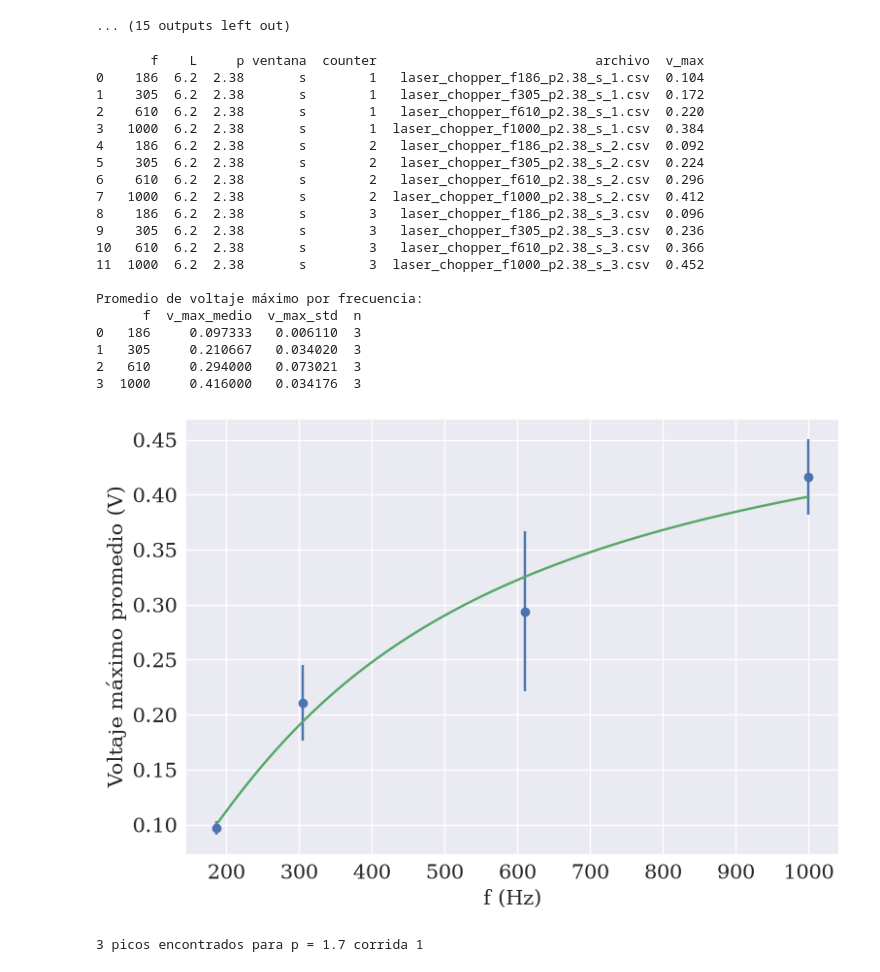
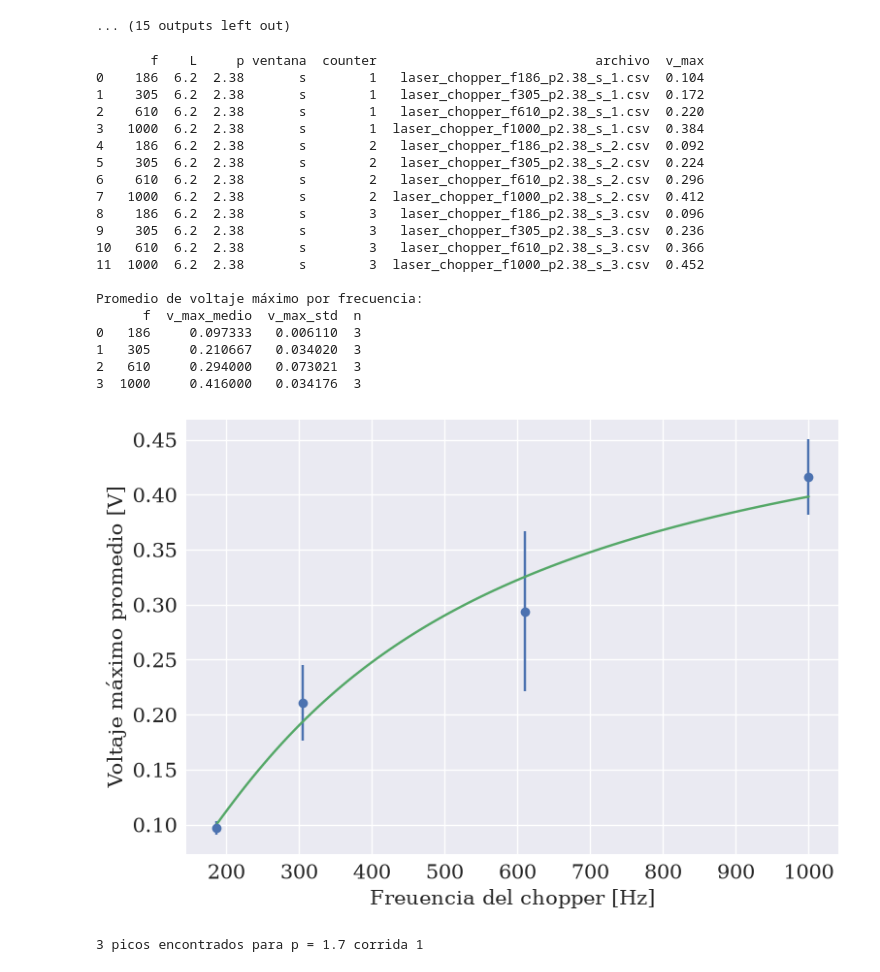
Before and after one commit to olistarosta/labo-5-2026, a Jupyter notebook: laser/analisis/transtorios_chopper.ipynb, the cells around one changed output. Cells and saved outputs as stored; diff of their text form; code cells hidden in the pictures.

```diff
--- a/laser/analisis/transtorios_chopper.ipynb
+++ b/laser/analisis/transtorios_chopper.ipynb
@@ -405,36 +405,36 @@ ax.errorbar(
     fmt="o",
     capsize=3,
 )
 popt, pcov = curve_fit(exponencial_inv, promedios["f"], promedios["v_max_medio"])
 fs = np.linspace(np.min(promedios["f"]), np.max(promedios["f"]), 100)
 ax.plot(fs, exponencial_inv(fs, *popt), label=f"Ajuste: V = {popt[0]:.3f} f^{popt[1]:.3f}")
-ax.set_xlabel("f (Hz)")
-ax.set_ylabel("Voltaje máximo promedio (V)")
+ax.set_xlabel("Freuencia del chopper [Hz]")
+ax.set_ylabel("Voltaje máximo promedio [V]")
 
 plt.tight_layout()
 plt.show()
 # %% [output]
        f    L     p ventana  counter                            archivo  v_max
 0    186  6.2  2.38       s        1   laser_chopper_f186_p2.38_s_1.csv  0.104
 1    305  6.2  2.38       s        1   laser_chopper_f305_p2.38_s_1.csv  0.172
 2    610  6.2  2.38       s        1   laser_chopper_f610_p2.38_s_1.csv  0.220
 3   1000  6.2  2.38       s        1  laser_chopper_f1000_p2.38_s_1.csv  0.384
 4    186  6.2  2.38       s        2   laser_chopper_f186_p2.38_s_2.csv  0.092
 5    305  6.2  2.38       s        2   laser_chopper_f305_p2.38_s_2.csv  0.224
 6    610  6.2  2.38       s        2   laser_chopper_f610_p2.38_s_2.csv  0.296
 7   1000  6.2  2.38       s        2  laser_chopper_f1000_p2.38_s_2.csv  0.412
 8    186  6.2  2.38       s        3   laser_chopper_f186_p2.38_s_3.csv  0.096
 9    305  6.2  2.38       s        3   laser_chopper_f305_p2.38_s_3.csv  0.236
 10   610  6.2  2.38       s        3   laser_chopper_f610_p2.38_s_3.csv  0.366
 11  1000  6.2  2.38       s        3  laser_chopper_f1000_p2.38_s_3.csv  0.452
 
 Promedio de voltaje máximo por frecuencia:
       f  v_max_medio  v_max_std  n
 0   186     0.097333   0.006110  3
 1   305     0.210667   0.034020  3
 2   610     0.294000   0.073021  3
 3  1000     0.416000   0.034176  3
-[figure, old version]
+[figure, new version]
 # %%
 import pandas as pd
 import numpy as np
```
